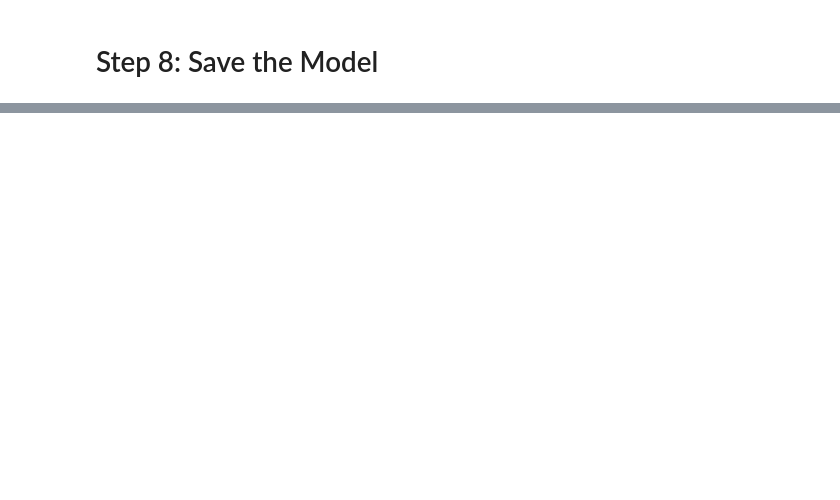
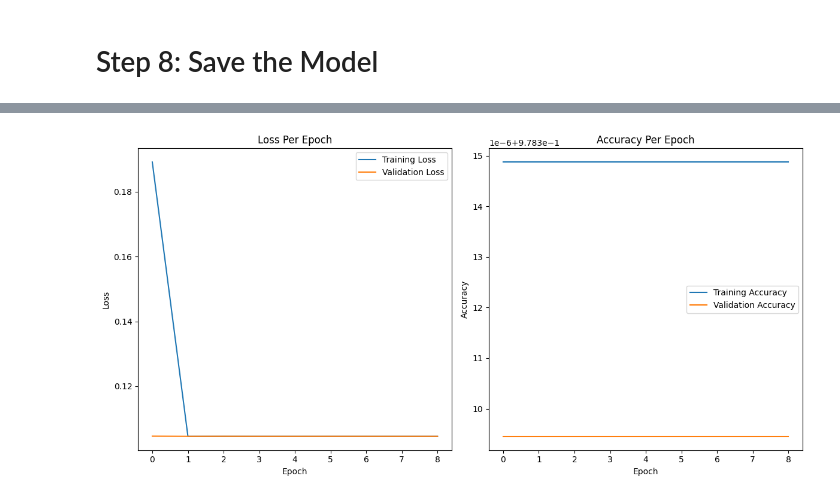
Before and after one commit to xinqilee/alternative-assignmenr-aml, a Jupyter notebook: sepsis_lstm_wj.ipynb, the cells around one changed output, grey strips where cells are left out. Saved outputs shown, nothing was run; the diff lists cells and outputs as text; code cells hidden in the pictures; blank space fills up the shorter version.

```diff
--- a/sepsis_lstm_wj.ipynb
+++ b/sepsis_lstm_wj.ipynb
@@ -102,7 +104,7 @@ model = build_lstm_model(input_shape)
 # %%
 from tensorflow.keras.callbacks import EarlyStopping
 
-early_stopping = EarlyStopping(monitor='val_loss', patience=5)
+early_stopping = EarlyStopping(monitor='val_loss', patience=10)
 history = model.fit(
     X_train, y_train,
     validation_data=(X_val, y_val),
@@ -266,0 +289,5 @@ Patient 5: Recommend close monitoring.
+# %%
+# Plot LSTM Training History
+plot_training_history(history)
+# %% [output]
+[figure, added]
```
Also changed, not shown: parts of 10 cells of this notebook.
